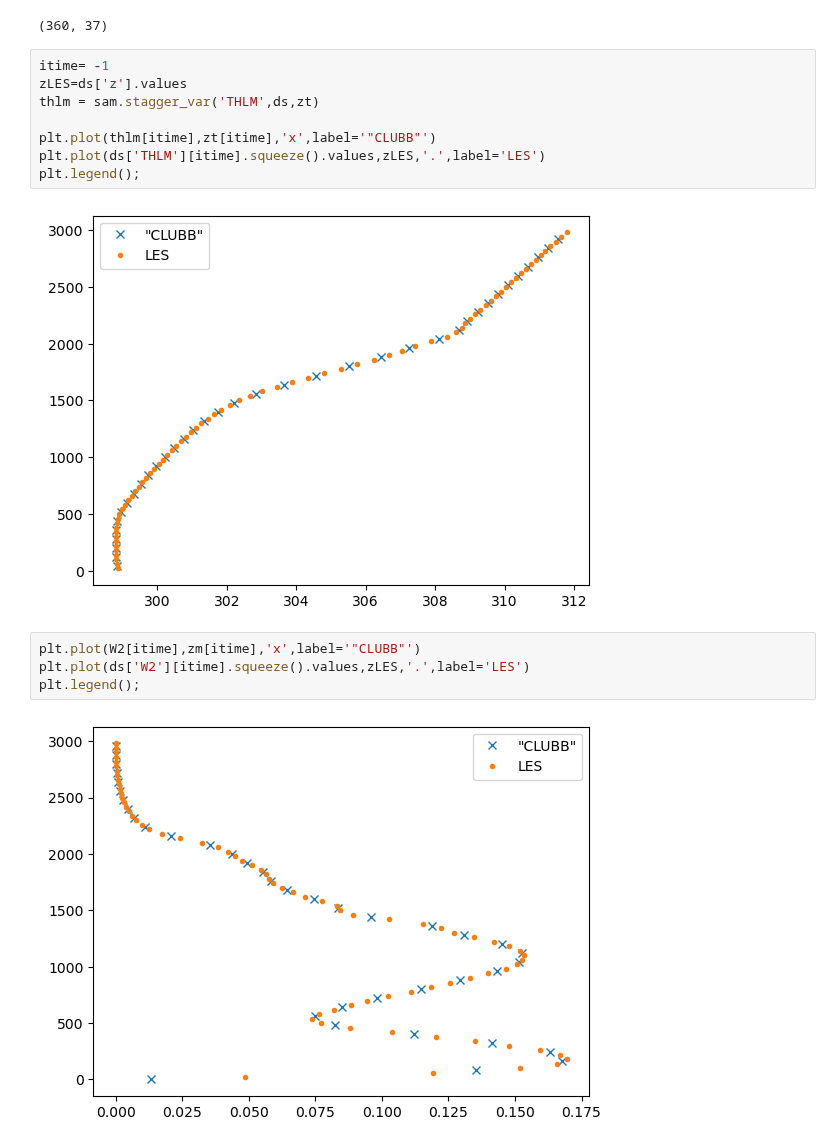
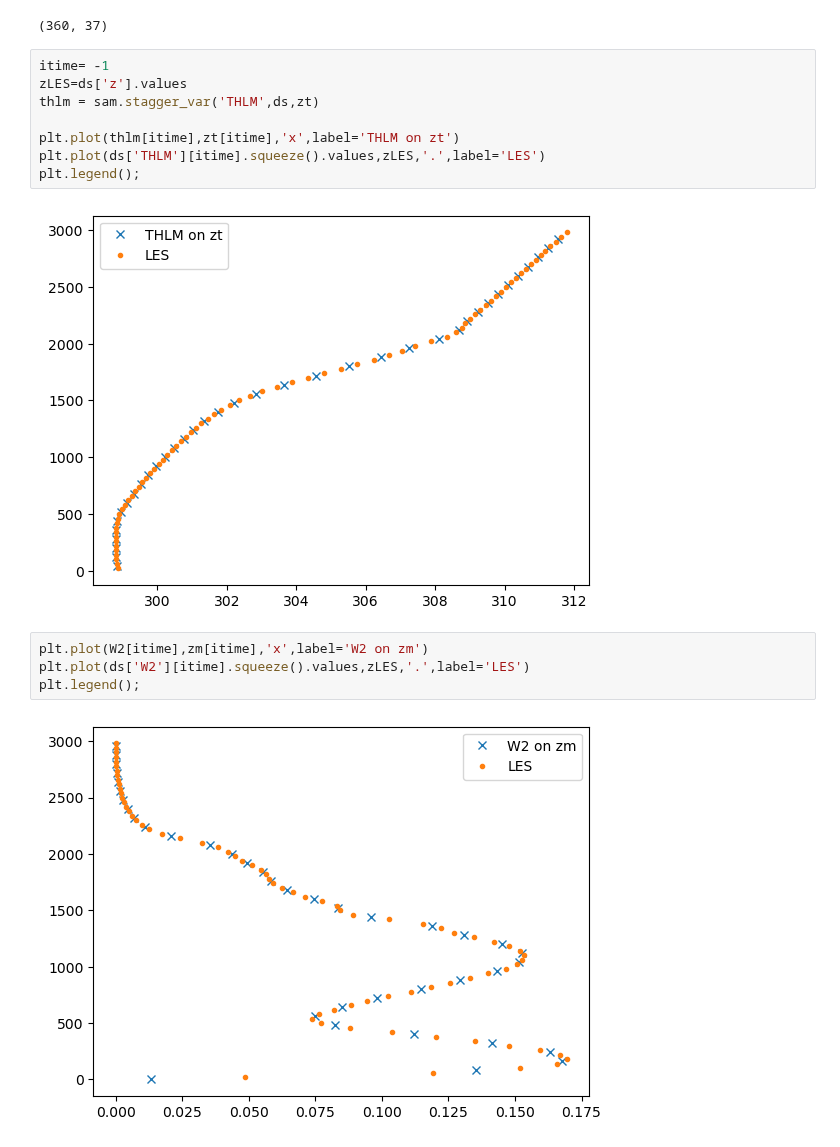
Before and after one commit to adconnolly/CLUBBiNN, a Jupyter notebook: analysis_notebooks/test_stagger.ipynb, the cells around one changed output. Saved outputs shown, nothing was run; the diff lists cells and outputs as text.

```diff
--- a/analysis_notebooks/test_stagger.ipynb
+++ b/analysis_notebooks/test_stagger.ipynb
@@ -147,17 +147,17 @@ itime= -1
 zLES=ds['z'].values
 thlm = sam.stagger_var('THLM',ds,zt)
 
-plt.plot(thlm[itime],zt[itime],'x',label='"CLUBB"')
+plt.plot(thlm[itime],zt[itime],'x',label='THLM on zt')
 plt.plot(ds['THLM'][itime].squeeze().values,zLES,'.',label='LES')
 plt.legend();
 # %% [output]
-[figure, old version]
+[figure, new version]
 # %%
-plt.plot(W2[itime],zm[itime],'x',label='"CLUBB"')
+plt.plot(W2[itime],zm[itime],'x',label='W2 on zm')
 plt.plot(ds['W2'][itime].squeeze().values,zLES,'.',label='LES')
 plt.legend();
 # %% [output]
-[figure, old version]
+[figure, new version]
 # %%
 itime= -1
 zLES=ds['z'].values
```
Also changed, not shown: parts of 2 cells of this notebook, 1 other file.
